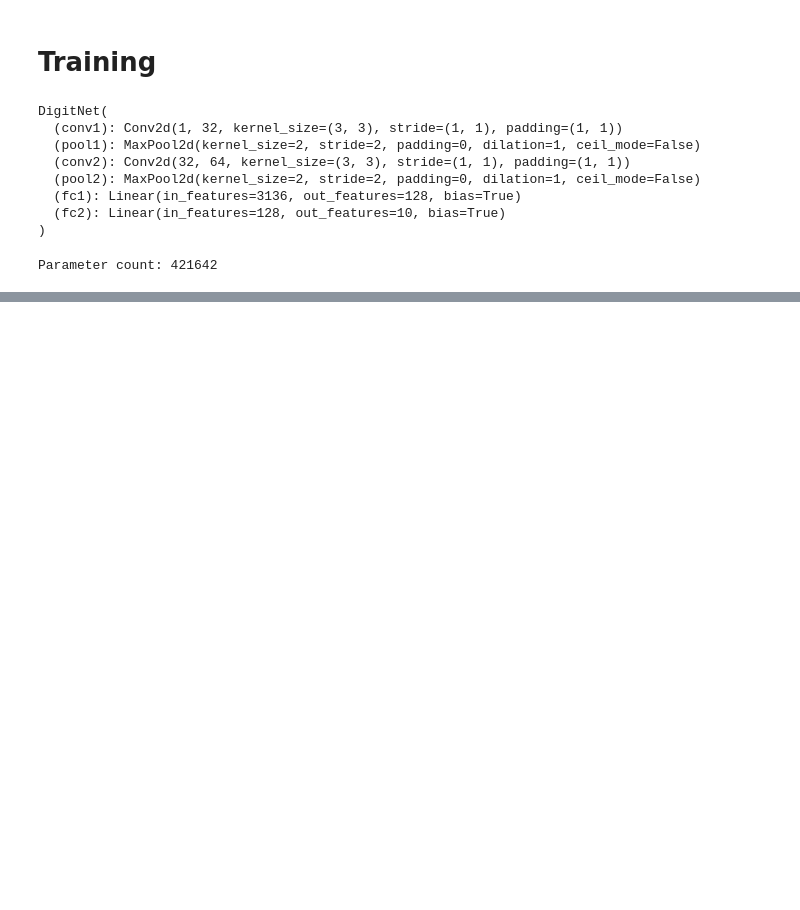
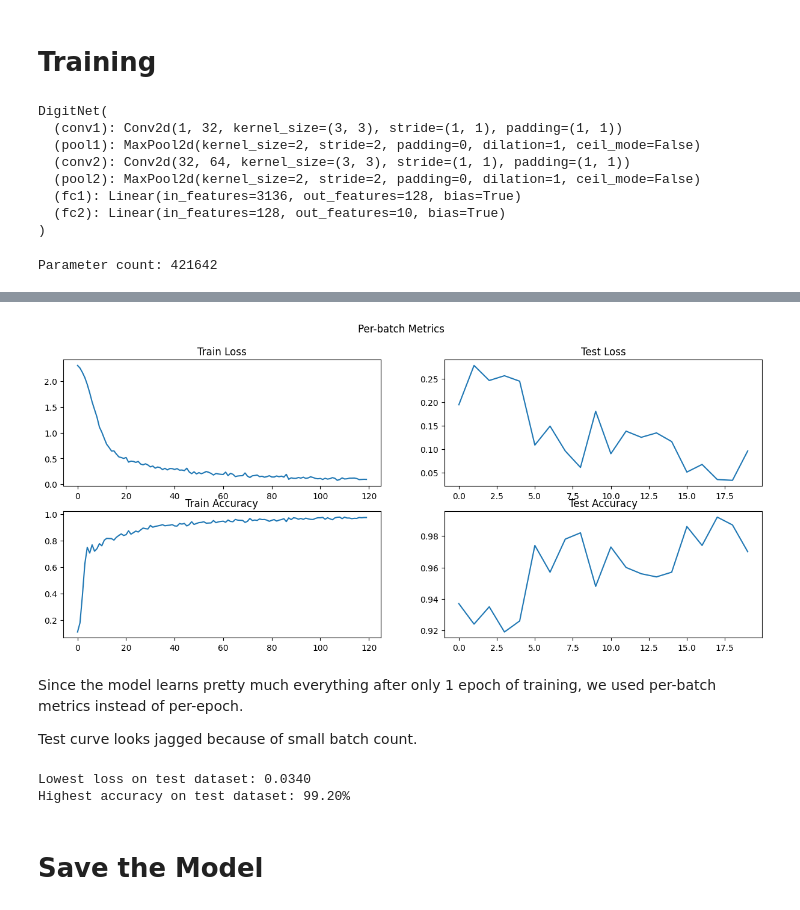
Before and after one commit to IDGercek/digit-recognition, a Jupyter notebook: notebooks/model.ipynb, the cells around one changed output, grey strips where cells are left out. Drawn from its saved outputs; the diff is of its cells as text; code cells hidden in the pictures; blank space fills up the shorter version.

```diff
--- a/notebooks/model.ipynb
+++ b/notebooks/model.ipynb
@@ -147,16 +157,12 @@ metrics
 # %%
 # Training
 
-epochs = 3
+epochs = 2
+epoch_print_interval = 1
 
 for epoch in range(epochs):
     train_loss, train_acc = train_step()
     test_loss, test_acc = test_step()
 
-    metrics["train_losses"].append(train_loss.item())
-    metrics["train_accuracies"].append(train_acc)
-    metrics["test_losses"].append(test_loss.item())
-    metrics["test_accuracies"].append(test_acc)
-
-    if epoch % (epochs/10) == 0 or epoch == epochs-1:
-        print(f"Epoch: {epoch} | Train Loss: {train_loss:.4f} | Train Acc: {train_acc:.2f}% | Test Loss: {test_loss:.4f} | Test Acc: {test_acc:.2f}%")
+    if epoch % epoch_print_interval == 0 or epoch == epochs-1:
+        print(f"Epoch: {epoch} | Train Loss: {train_loss:.4f} | Train Acc: {train_acc*100:.4f}% | Test Loss: {test_loss:.4f} | Test Acc: {test_acc*100:.4f}%")
@@ -163,21 +172,41 @@ for epoch in range(epochs):
 # %%
 def plot_metrics(metrics: dict):
-    x = range(0, len(metrics["train_losses"]))
+    x_tr = range(0, len(metrics["train_losses"]))
+    x_te = range(0, len(metrics["test_losses"]),)
 
     plt.figure(figsize=(15, 6))
 
-    plt.subplot(2, 1, 1)
-    plt.title("Loss")
-    plt.plot(x, metrics["train_losses"], label="Train Losses")
-    plt.plot(x, metrics["test_losses"], label="Test Losses")
-    plt.legend()
+    plt.subplot(2, 2, 1)
+    plt.title("Train Loss")
+    plt.plot(x_tr, metrics["train_losses"], label="Train Losses")
 
-    plt.subplot(2, 1, 2)
-    plt.title("Accuracy")
-    plt.plot(x, metrics["train_accuracies"], label="Train Accuracies")
-    plt.plot(x, metrics["test_accuracies"], label="Test Accuracies")
-    plt.legend()
+    plt.subplot(2, 2, 2)
+    plt.title("Test Loss")
+    plt.plot(x_te, metrics["test_losses"], label="Test Losses")
 
+    plt.subplot(2, 2, 3)
+    plt.title("Train Accuracy")
+    plt.plot(x_tr, metrics["train_accuracies"], label="Train Accuracies")
+
+    plt.subplot(2, 2, 4)
+    plt.title("Test Accuracy")
+    plt.plot(x_te, metrics["test_accuracies"], label="Test Accuracies")
+
+    plt.suptitle("Per-batch Metrics")
     plt.show()
 
 plot_metrics(metrics)
+# %% [output]
+[figure, added]
+# %% [markdown]
+Since the model learns pretty much everything after only 1 epoch of training, we used per-batch metrics instead of per-epoch.
+
+Test curve looks jagged because of small batch count.
+# %%
+print(f"Lowest loss on test dataset: {min(metrics['test_losses']):.4f}")
+print(f"Highest accuracy on test dataset: {max(metrics['test_accuracies'])*100:.2f}%")
+# %% [output]
+Lowest loss on test dataset: 0.0340
+Highest accuracy on test dataset: 99.20%
+# %% [markdown]
+# Save the Model
```
Also changed, not shown: parts of 7 cells of this notebook.
